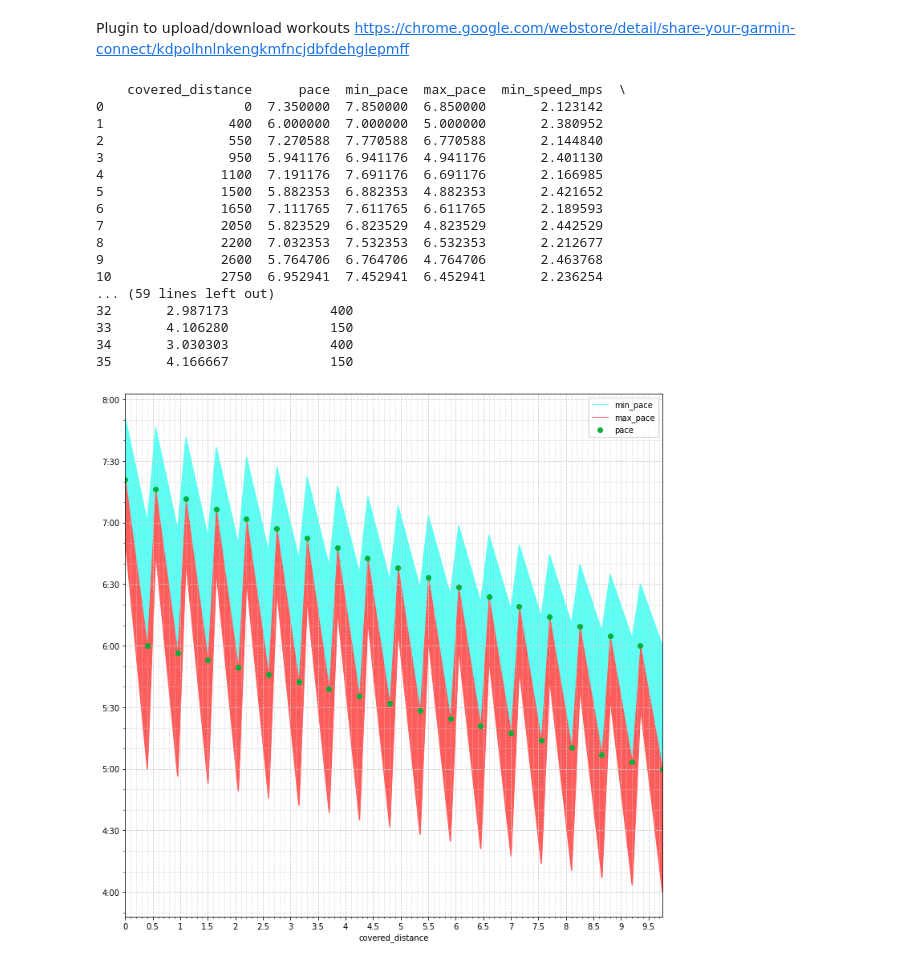
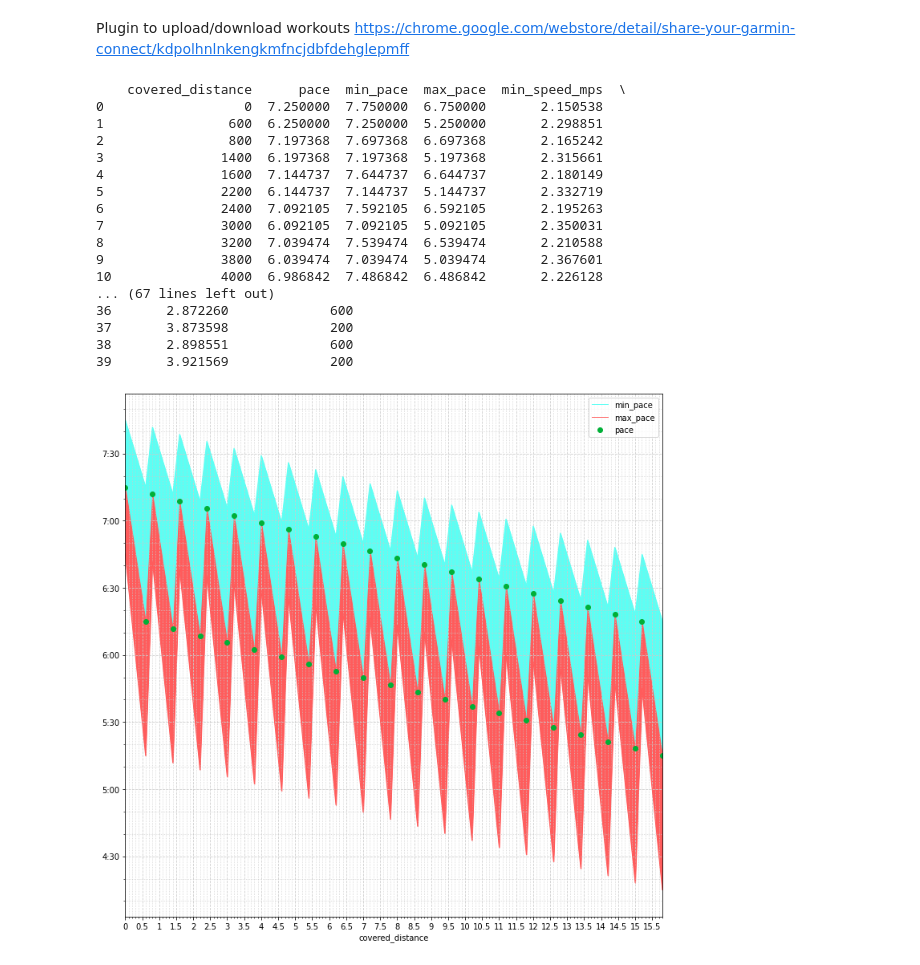
Before and after one commit to palkakrzysiek/trainings-generator-python, a Jupyter notebook: progression.ipynb, the cells around one changed output. Cells and saved outputs as stored; diff of their text form; code cells hidden in the pictures.

```diff
--- a/progression.ipynb
+++ b/progression.ipynb
@@ -37,6 +37,25 @@ def warm_up(time, step_order):
             "workoutTargetTypeKey": "no.target",
             "displayOrder": 1
         }
+    }
+
+def cool_down(step_order):
+    return {
+        "stepId": 2696396176,
+        "type": "ExecutableStepDTO",
+        "stepOrder": step_order,
+        "stepType": {
+            "stepTypeId": 2,
+            "stepTypeKey": "cooldown"
+        },
+        "endCondition": {
+            "conditionTypeKey": "lap.button",
+            "conditionTypeId": 1
+        },
+        "targetType": {
+            "workoutTargetTypeId": 1,
+            "workoutTargetTypeKey": "no.target"
+        },
     }
 
 
@@ -327,40 +353,43 @@ def progression(progressions):
 # json.dumps(workout)
 # %%
 
-splits = 18
+splits = 20
+base_mpk = 6.25
+dist1 = 600
+dist2 = 200
 workout = progression([
     {
-        "target_distance": 400 * splits,
-        "split_distance": 400,
-        "start_pace_minpkm": 7.35,
-        "end_pace_minpkm": 6,
+        "target_distance": dist1 * splits,
+        "split_distance": dist1,
+        "start_pace_minpkm": base_mpk + 1,
+        "end_pace_minpkm": base_mpk,
         "pace_toleration": 0.5
     },
     {
-        "target_distance": 150 * splits,
-        "split_distance": 150,
-        "start_pace_minpkm": 6,
-        "end_pace_minpkm": 5,
+        "target_distance": dist2 * splits,
+        "split_distance": dist2,
+        "start_pace_minpkm": base_mpk,
+        "end_pace_minpkm": base_mpk - 1,
         "pace_toleration": 1
     }
-])
+], 'avg')
 # %% [output]
     covered_distance      pace  min_pace  max_pace  min_speed_mps  \
-0                  0  7.350000  7.850000  6.850000       2.123142
-1                400  6.000000  7.000000  5.000000       2.380952
-2                550  7.270588  7.770588  6.770588       2.144840
-3                950  5.941176  6.941176  4.941176       2.401130
-4               1100  7.191176  7.691176  6.691176       2.166985
-5               1500  5.882353  6.882353  4.882353       2.421652
-6               1650  7.111765  7.611765  6.611765       2.189593
-7               2050  5.823529  6.823529  4.823529       2.442529
-8               2200  7.032353  7.532353  6.532353       2.212677
-9               2600  5.764706  6.764706  4.764706       2.463768
-10              2750  6.952941  7.452941  6.452941       2.236254
-... (59 lines left out)
-32       2.987173             400
-33       4.106280             150
-34       3.030303             400
-35       4.166667             150
+0                  0  7.250000  7.750000  6.750000       2.150538
+1                600  6.250000  7.250000  5.250000       2.298851
+2                800  7.197368  7.697368  6.697368       2.165242
+3               1400  6.197368  7.197368  5.197368       2.315661
+4               1600  7.144737  7.644737  6.644737       2.180149
+5               2200  6.144737  7.144737  5.144737       2.332719
+6               2400  7.092105  7.592105  6.592105       2.195263
+7               3000  6.092105  7.092105  5.092105       2.350031
+8               3200  7.039474  7.539474  6.539474       2.210588
+9               3800  6.039474  7.039474  5.039474       2.367601
+10              4000  6.986842  7.486842  6.486842       2.226128
+... (67 lines left out)
+36       2.872260             600
+37       3.873598             200
+38       2.898551             600
+39       3.921569             200
-[figure, old version]
+[figure, new version]
     covered_distance      pace  min_pace  max_pace  min_speed_mps  \
```
Also changed, not shown: parts of 3 cells of this notebook.
